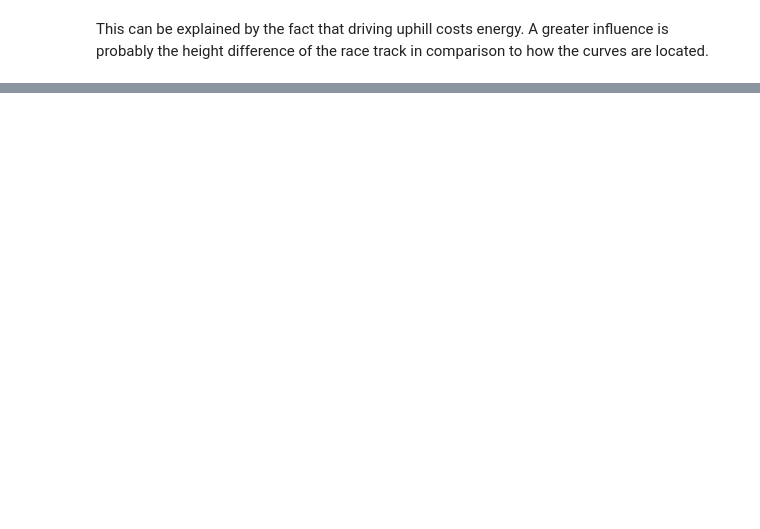
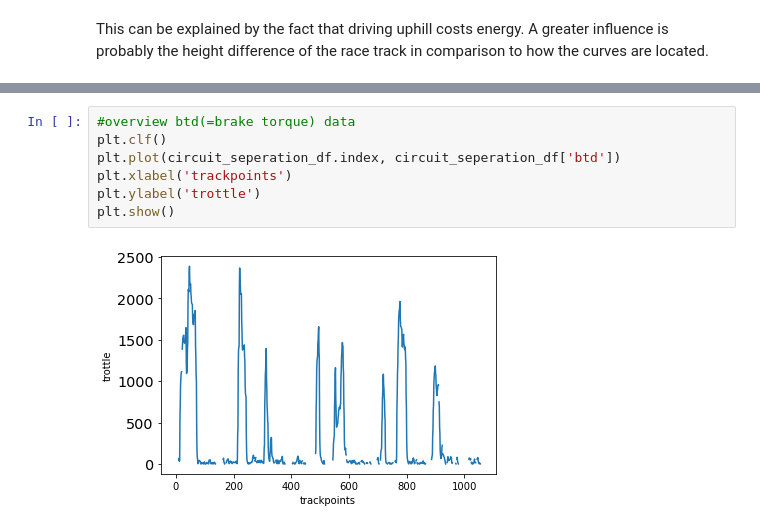
Before and after one commit to Johannes0Horn/Race-Data-Analysis, a Jupyter notebook: Race Data Analysis.ipynb, the cells around one changed output, grey strips where cells are left out. Saved outputs shown, nothing was run; the diff lists cells and outputs as text; blank space fills up the shorter version.

```diff
--- a/Race Data Analysis.ipynb
+++ b/Race Data Analysis.ipynb
@@ -373,0 +440,9 @@ This can be explained by the fact that driving uphill costs energy. A greater in
+# %%
+#overview btd(=brake torque) data
+plt.clf()
+plt.plot(circuit_seperation_df.index, circuit_seperation_df['btd'])
+plt.xlabel('trackpoints')
+plt.ylabel('trottle')
+plt.show()
+# %% [output]
+[figure, added]
```
Also changed, not shown: parts of 19 cells of this notebook.
